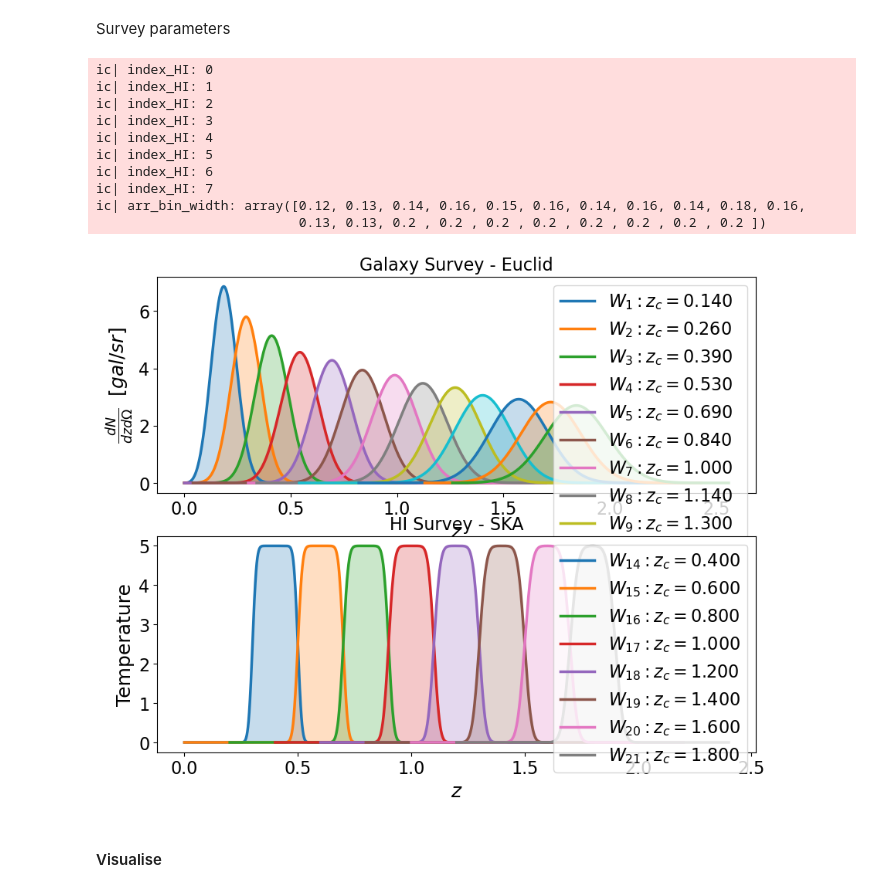
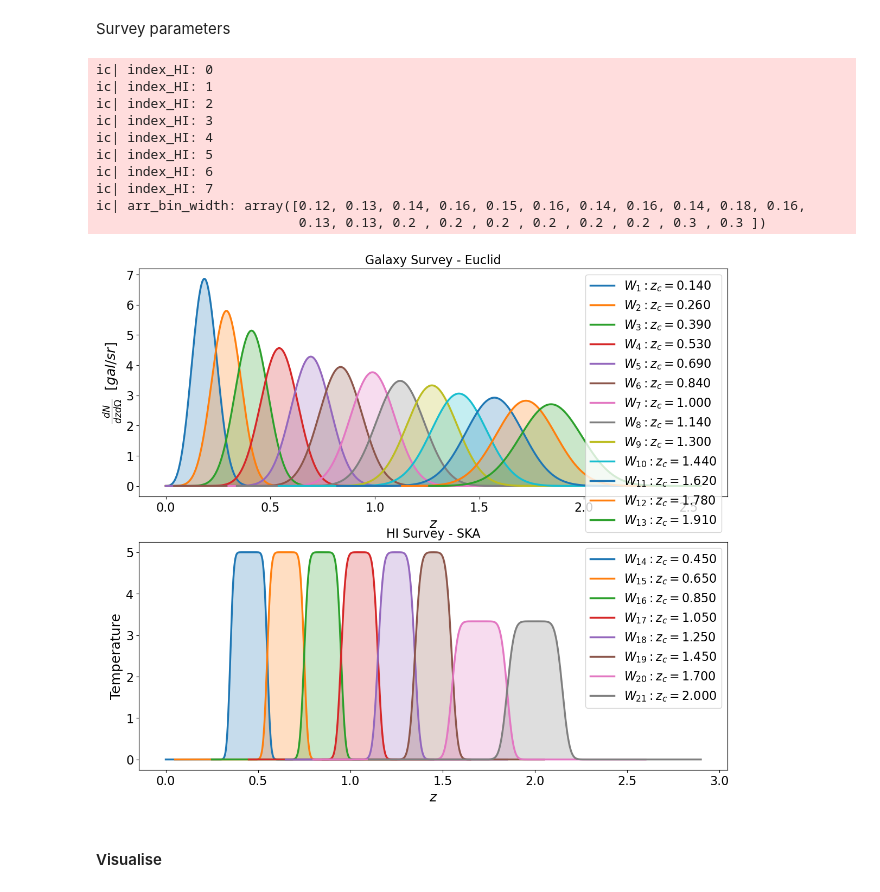
Before and after one commit to GreenTS27/Photo_Surveys-HI_IM-Fisher_Matrix, a Jupyter notebook: Fisher_Matrix_C_ell_vs_w_t.ipynb, the cells around one changed output. Drawn from its saved outputs; the diff is of its cells as text; code cells hidden in the pictures.

```diff
--- a/Fisher_Matrix_C_ell_vs_w_t.ipynb
+++ b/Fisher_Matrix_C_ell_vs_w_t.ipynb
@@ -1667,10 +1667,13 @@ waves and radio sources
 # arr_z_central_SKA = np.array([0.4, 0.5, 0.6, 0.7, 0.8, 0.9, 1.0, 1.1, 1.2, 1.3] )
 # bin_width_SKA = 0.1
 
+# Submeti estes
 # arr_z_central_SKA = np.array([0.4, 0.6, 0.8, 1.0, 1.2, 1.4, 1.65, 1.95, 2.25, 2.55, 2.85 ] )
 # arr_bin_width_SKA = np.array([0.2, 0.2, 0.2, 0.2, 0.2, 0.2, 0.3,  0.3,  0.3,  0.3,  0.3  ] )
-arr_z_central_SKA = np.array([0.4, 0.6, 0.8, 1.0, 1.2, 1.4, 1.6, 1.8, 2.0, 2.55, 2.85 ] )
-arr_bin_width_SKA = np.array([0.2, 0.2, 0.2, 0.2, 0.2, 0.2, 0.2,  0.2,  0.2,  0.3,  0.3  ] )
+
+arr_z_central_SKA = np.array([0.45, 0.65, 0.85, 1.05, 1.25, 1.45, 1.7,  2.0,  2.3,  2.6,  2.9 ] )
+arr_bin_width_SKA = np.array([0.2,  0.2,  0.2,  0.2,  0.2,  0.2,  0.3,  0.3,  0.3,  0.3,  0.3 ] )
+
 
 sigma_z_SKA = 10**-2
 # sigma_z_SKA = 0.05
@@ -2004,7 +2000,7 @@ dic_Window  = Window_func_Gal_HI(dic_arr_zs, arr_z_central, z0_value, N_gal_valu
                                 arr_n_gal=arr_ngal_bin, func_pz=func_pz, func_Tz=Temp_HI,
                                 W_func="W_erf", dic_Gal_HI_id=dic_Gal_HI_id, normalized=True,
                                 Show_WS=True, Fig_y_unit="gal/sr",
-                                Name_Survey_Gal=Survey_Gal, Name_Survey_HI=Survey_HI, fig_size=(10,8) )
+                                Name_Survey_Gal=Survey_Gal, Name_Survey_HI=Survey_HI, fig_size=(14,12) )
 
 # Bias values
 dic_gal_bias = {}
@@ -2025,27 +2021,27 @@ Data_arr_zs_full= np.zeros( (int(N_bins_Total*(N_bins_Total+1)/2), 2) )   # The
 Data_arr_indices_full = np.zeros( (int(N_bins_Total*(N_bins_Total+1)/2), 2) )
 count = 0
 for i in range(N_bins_Total):
 
     z_c_i = arr_z_central[i]
     Data_arr_zs_auto[i] = np.array( [z_c_i, z_c_i] )
 
     for j in range( N_bins_Total -i ):
         z_c_j = arr_z_central[i+j]  # We do i+j since we don't want to repeat combinations
         Data_arr_zs_full[count] = np.array( [z_c_i, z_c_j] )
         Data_arr_indices_full[count] = np.array( [i, i+j] )
         count+=1
 # %% [output]
 ic| index_HI: 0
 ic| index_HI: 1
 ic| index_HI: 2
 ic| index_HI: 3
 ic| index_HI: 4
 ic| index_HI: 5
 ic| index_HI: 6
 ic| index_HI: 7
 ic| arr_bin_width: array([0.12, 0.13, 0.14, 0.16, 0.15, 0.16, 0.14, 0.16, 0.14, 0.18, 0.16,
-                          0.13, 0.13, 0.2 , 0.2 , 0.2 , 0.2 , 0.2 , 0.2 , 0.2 , 0.2 ])
+                          0.13, 0.13, 0.2 , 0.2 , 0.2 , 0.2 , 0.2 , 0.2 , 0.3 , 0.3 ])
-[figure, old version]
+[figure, new version]
 # %% [markdown]
 #### Visualise
 # %%
```
Also changed, not shown: parts of 10 cells of this notebook.
